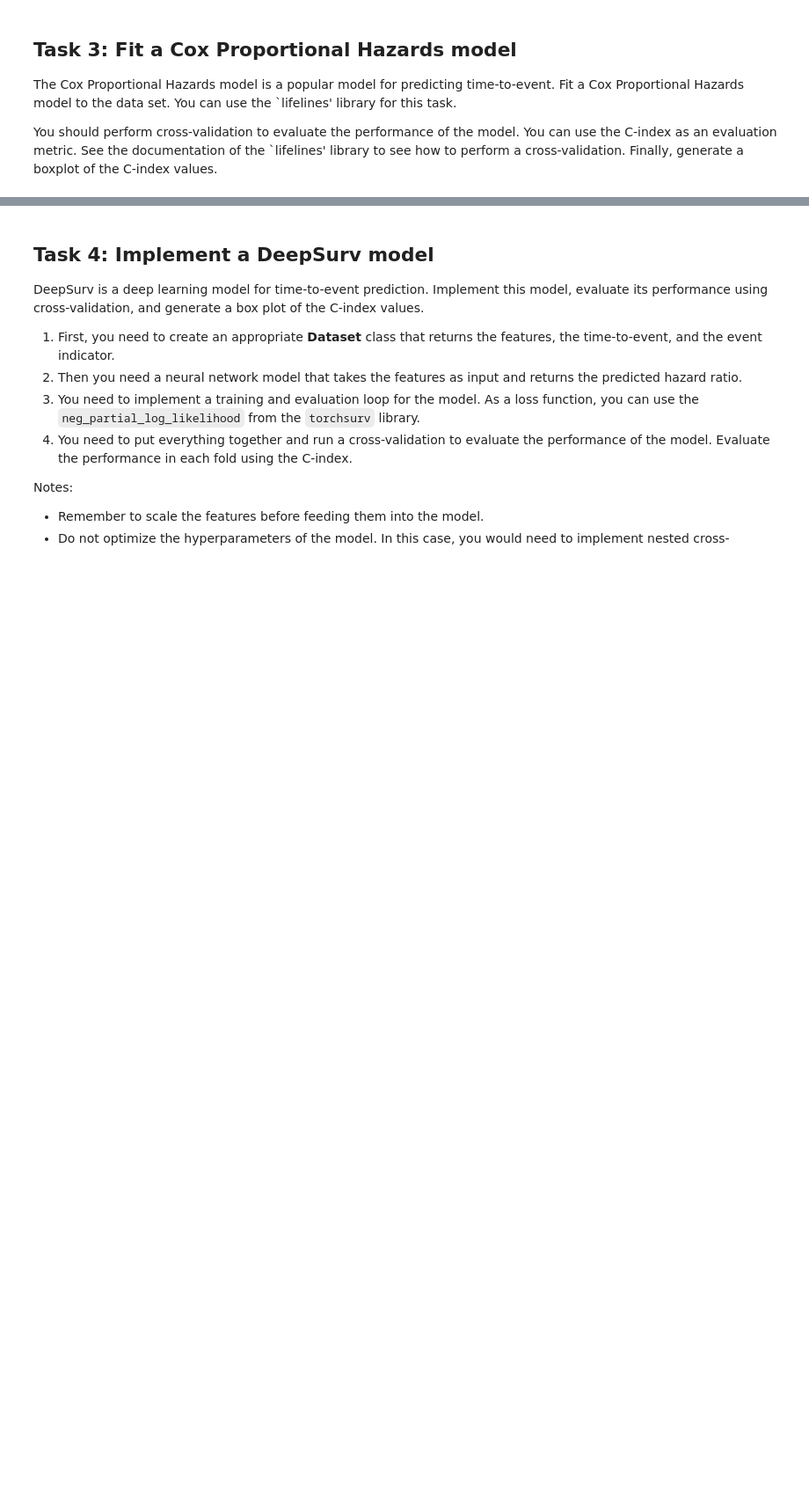
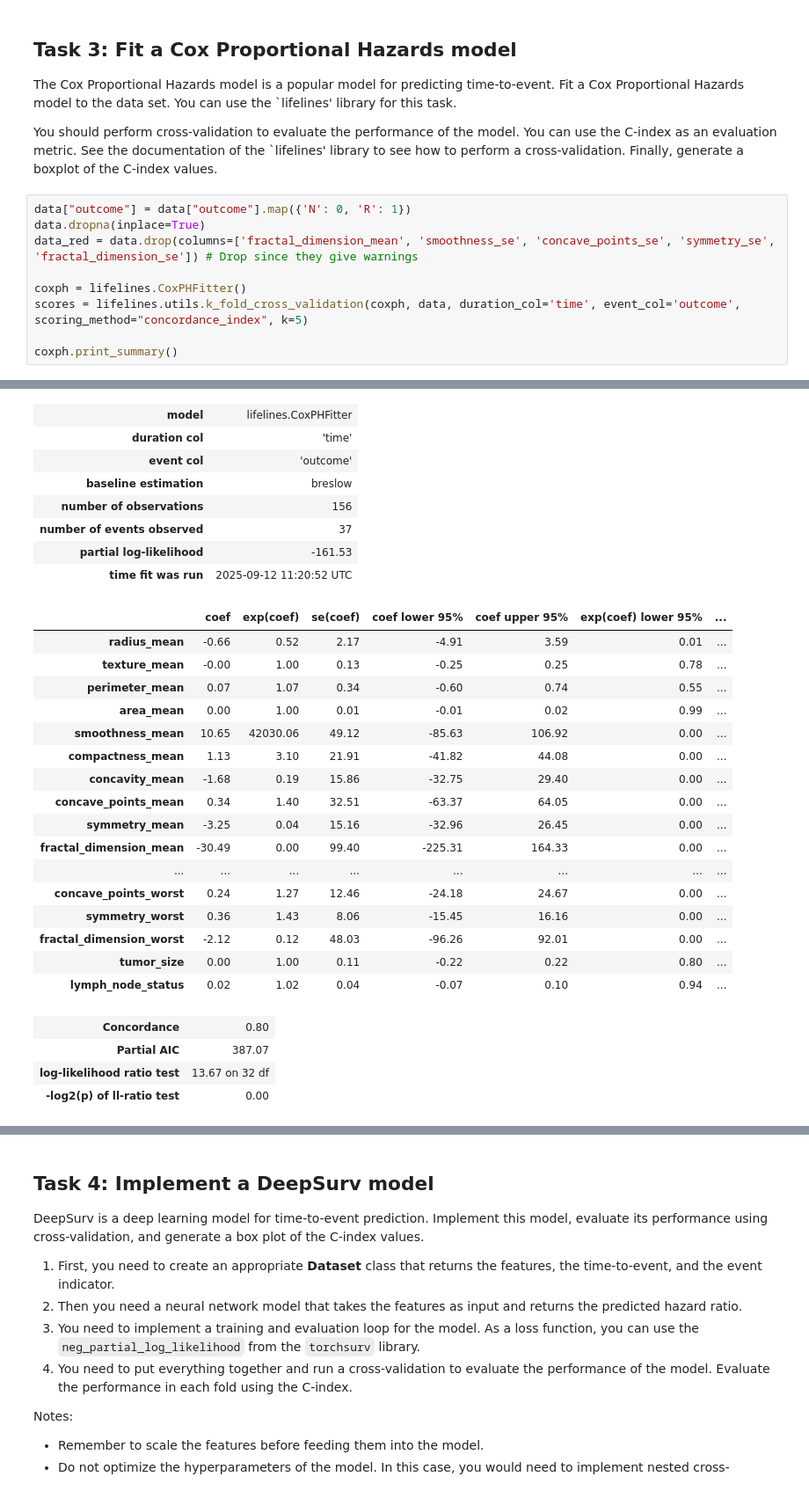
Before and after one commit to JulianMeigen/ML-handson, a Jupyter notebook: notebooks/tmp_julian.ipynb, the cells around one changed output, grey strips where cells are left out. Shown at 88% size. Drawn from its saved outputs; the diff is of its cells as text; blank space fills up the shorter version.

```diff
--- a/notebooks/tmp_julian.ipynb
+++ b/notebooks/tmp_julian.ipynb
@@ -269,3 +269,13 @@ plt.show()
 The Cox Proportional Hazards model is a popular model for predicting time-to-event. Fit a Cox Proportional Hazards model to the data set. You can use the `lifelines' library for this task.
 
 You should perform cross-validation to evaluate the performance of the model. You can use the C-index as an evaluation metric. See the documentation of the `lifelines' library to see how to perform a cross-validation. Finally, generate a boxplot of the C-index values.
+# %%
+data["outcome"] = data["outcome"].map({'N': 0, 'R': 1})
+data.dropna(inplace=True)
+data_red = data.drop(columns=['fractal_dimension_mean', 'smoothness_se', 'concave_points_se', 'symmetry_se', 'fractal_dimension_se']) # Drop since they give warnings
+
+coxph = lifelines.CoxPHFitter()
+scores = lifelines.utils.k_fold_cross_validation(coxph, data, duration_col='time', event_col='outcome', scoring_method="concordance_index", k=5)
+
+coxph.print_summary()
+# %% [output]
@@ -271,0 +291,29 @@ You should perform cross-validation to evaluate the performance of the model. Yo
+| model | lifelines.CoxPHFitter |
+| duration col | 'time' |
+| event col | 'outcome' |
+| baseline estimation | breslow |
+| number of observations | 156 |
+| number of events observed | 37 |
+| partial log-likelihood | -161.53 |
+| time fit was run | 2025-09-12 11:20:52 UTC |
+|  | coef | exp(coef) | se(coef) | coef lower 95% | coef upper 95% | exp(coef) lower 95% | ... |
+| radius_mean | -0.66 | 0.52 | 2.17 | -4.91 | 3.59 | 0.01 | ... |
+| texture_mean | -0.00 | 1.00 | 0.13 | -0.25 | 0.25 | 0.78 | ... |
+| perimeter_mean | 0.07 | 1.07 | 0.34 | -0.60 | 0.74 | 0.55 | ... |
+| area_mean | 0.00 | 1.00 | 0.01 | -0.01 | 0.02 | 0.99 | ... |
+| smoothness_mean | 10.65 | 42030.06 | 49.12 | -85.63 | 106.92 | 0.00 | ... |
+| compactness_mean | 1.13 | 3.10 | 21.91 | -41.82 | 44.08 | 0.00 | ... |
+| concavity_mean | -1.68 | 0.19 | 15.86 | -32.75 | 29.40 | 0.00 | ... |
+| concave_points_mean | 0.34 | 1.40 | 32.51 | -63.37 | 64.05 | 0.00 | ... |
+| symmetry_mean | -3.25 | 0.04 | 15.16 | -32.96 | 26.45 | 0.00 | ... |
+| fractal_dimension_mean | -30.49 | 0.00 | 99.40 | -225.31 | 164.33 | 0.00 | ... |
+| ... | ... | ... | ... | ... | ... | ... | ... |
+| concave_points_worst | 0.24 | 1.27 | 12.46 | -24.18 | 24.67 | 0.00 | ... |
+| symmetry_worst | 0.36 | 1.43 | 8.06 | -15.45 | 16.16 | 0.00 | ... |
+| fractal_dimension_worst | -2.12 | 0.12 | 48.03 | -96.26 | 92.01 | 0.00 | ... |
+| tumor_size | 0.00 | 1.00 | 0.11 | -0.22 | 0.22 | 0.80 | ... |
+| lymph_node_status | 0.02 | 1.02 | 0.04 | -0.07 | 0.10 | 0.94 | ... |
+| Concordance | 0.80 |
+| Partial AIC | 387.07 |
+| log-likelihood ratio test | 13.67 on 32 df |
+| -log2(p) of ll-ratio test | 0.00 |
```
Also changed, not shown: parts of 2 cells of this notebook, 1 other file.
